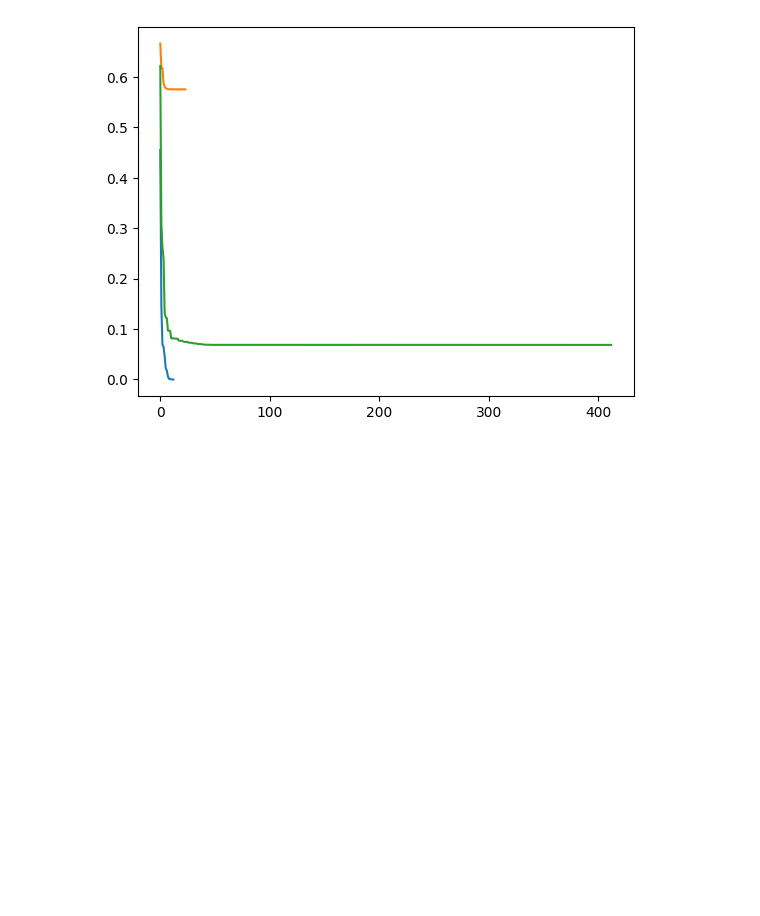
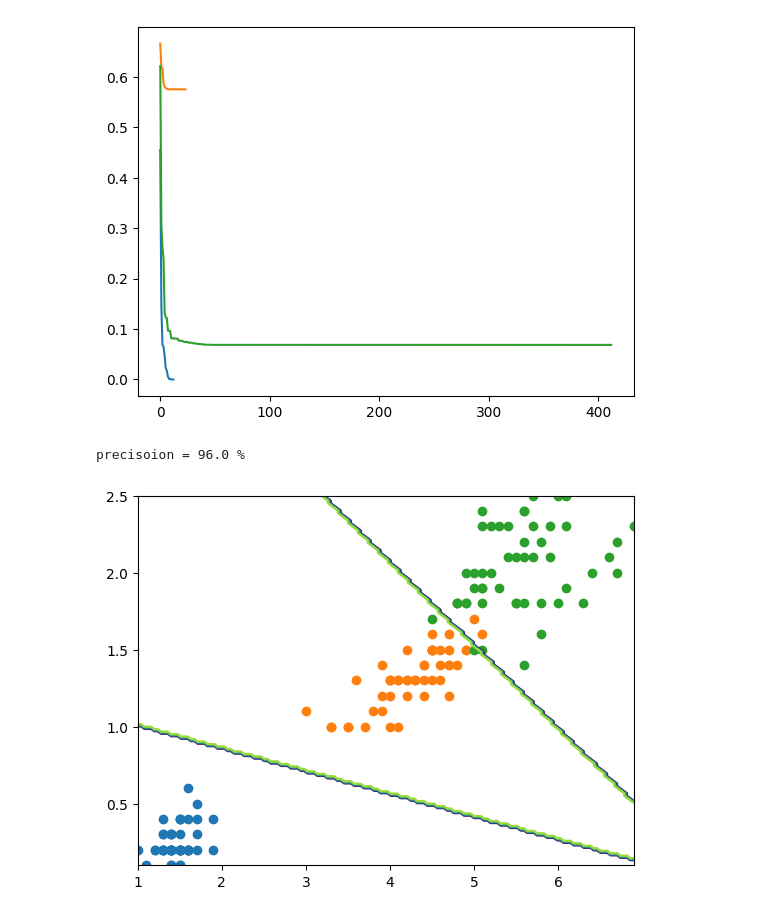
Before and after one commit to zwd1224/machine_learning_practice, a Jupyter notebook: 机器学习/逻辑回归/logistic_regression.ipynb, the cells around one changed output. Drawn from its saved outputs; the diff is of its cells as text; code cells hidden in the pictures; blank space fills up the shorter version.

```diff
--- a/机器学习/逻辑回归/logistic_regression.ipynb
+++ b/机器学习/逻辑回归/logistic_regression.ipynb
@@ -192,3 +192,52 @@ plt.plot(range(len(cost_histories[2])),cost_histories[2],label = labels[2])
 plt.show()
 # %% [output]
 [figure]
+# %%
+y_trian_pred = lr.predict(x_trian)
+precisoion = np.sum(y_trian_pred == y_trian) / y_trian.shape[0] * 100
+print(f'precisoion = {precisoion} %')
+# %% [output]
+precisoion = 96.0 %
+# %%
+# 找到 x_trian 数组中第 0 列的最小值，并将其赋值给 x_min
+x_min = np.min(x_trian[:,0])
+x_max = np.max(x_trian[:,0])
+# 找到 x_trian 数组中第 1 列的最小值，并将其赋值给 y_min
+y_min = np.min(x_trian[:,1])
+y_max = np.max(x_trian[:,1])
+samples = 150
+
+# np.linspace(x_min, x_max, samples) 生成一个一维数组，这个数组的值从 x_min 开始，到 x_max 结束，总共包含 samples 个等间距的值
+X = np.linspace(x_min,x_max,samples)
+Y = np.linspace(y_min,y_max,samples)
+
+Z_1 = np.zeros((samples,samples))
+Z_2 = np.zeros((samples,samples))
+Z_3 = np.zeros((samples,samples))
+# enumerate(X) 迭代时同时获取元素的索引和值
+for x_index, x in enumerate(X):
+    for y_index, y in enumerate(Y):
+        # 整个数据分布全部覆盖
+        data = np.array([[x,y]])
+        prediction = lr.predict(data)
+        if prediction == iris_types[0]:
+            Z_1[x_index][y_index] = 1
+        elif prediction == iris_types[1]:
+            Z_2[x_index][y_index] = 1
+        elif prediction == iris_types[2]:
+            Z_3[x_index][y_index] = 1
+
+for iris_type in iris_types:
+    # 散点图
+    plt.scatter(
+        x_trian[(y_trian == iris_type).flatten() , 0],
+        x_trian[(y_trian == iris_type).flatten() , 1],
+        label = iris_type
+        )
+# 绘制等高线图
+plt.contour(X,Y,Z_1)
+plt.contour(X,Y,Z_2)
+plt.contour(X,Y,Z_3)
+plt.show()
+# %% [output]
+[figure, added]
```
Also changed, not shown: 4 other files.
